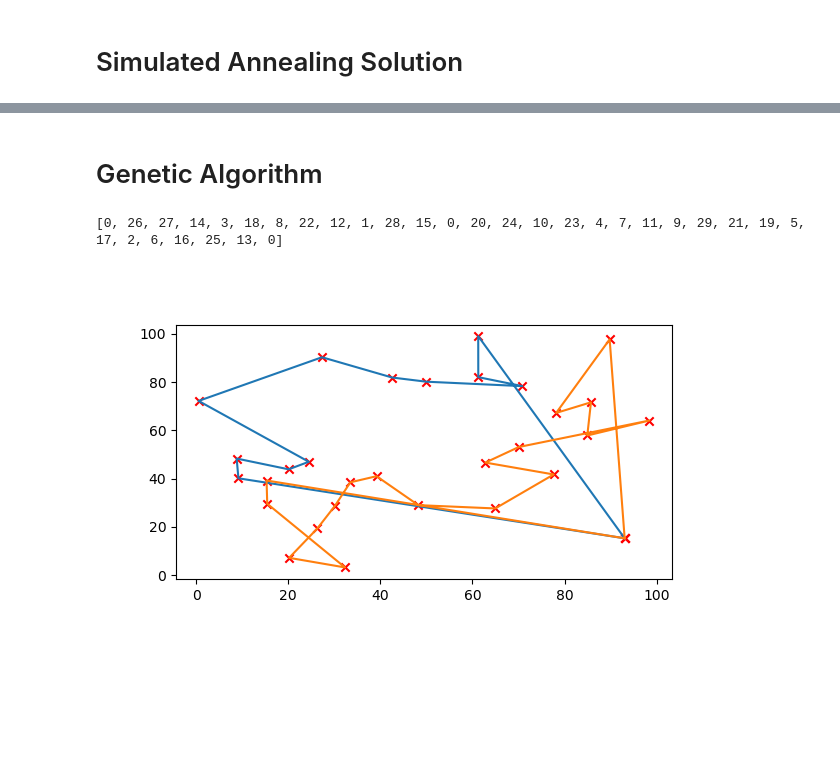
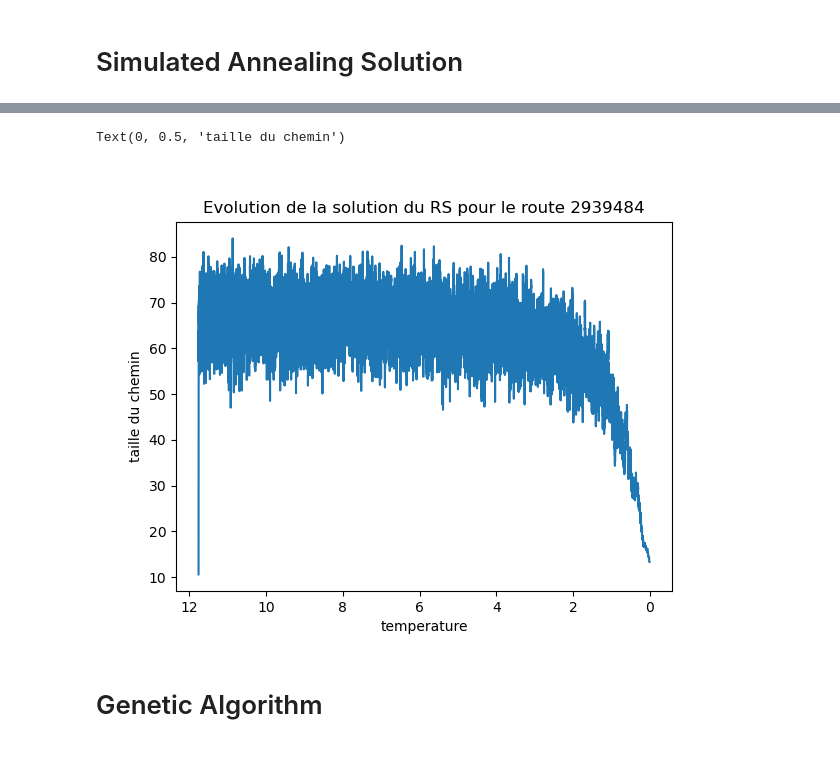
Before and after one commit to AndreTells/Fil-Rouge, a Jupyter notebook: Meta Heuristics/main.ipynb, the cells around one changed output, grey strips where cells are left out. Saved outputs shown, nothing was run; the diff lists cells and outputs as text; code cells hidden in the pictures.

```diff
--- a/Meta Heuristics/main.ipynb
+++ b/Meta Heuristics/main.ipynb
@@ -29,14 +26,14 @@ from proj_utils.path import print_path
 # %%
 import simulated_annealing.solver as SA # Simulated anealing solver
 # %%
-dists, demand, points = format_input(routes[0],customer_df,deposit_df)
+dists, demand, points = format_input(routes[2],customer_df,deposit_df)
 #dists, demand, points = generator(20)
 # %%
 solver = SA.generic_solver_factory(
-    lambda: nearest_neighbour_solution(dists, demand, (800,10)),
+    lambda: nearest_neighbour_solution(dists, demand, (3000,20)),
     lambda x: combined_rand_modification(x, len(points)),
-    lambda x: calculate_path_distance(x, dists) if(valid_path(x,(800,10),demand)) else float('inf'),
+    lambda x: calculate_path_distance(x, dists) if(valid_path(x,(3000,20),demand)) else float('inf'),
     return_history = True
     )
 # %%
-sol,history = solver(100)
+sol,history = solver(200000)
@@ -45,10 +48,13 @@ print_path(points,sol)
 # %%
 energy_fig, energy_ax = plt.subplots()
 energy_ax.plot(history['temperature'],history['current_energy'])
 energy_ax.invert_xaxis()
-energy_ax.set_title(f"Evolution de la solution du RS pour le route {routes[0]}")
+energy_ax.set_title(f"Evolution de la solution du RS pour le route {routes[2]}")
 energy_ax.set_xlabel("temperature")
 energy_ax.set_ylabel("taille du chemin")
+# %% [output]
+Text(0, 0.5, 'taille du chemin')
+[figure, added]
 # %% [markdown]
 # Genetic Algorithm
 # %%
@@ -71,8 +76,0 @@ sol,history = solver(1000, 100, 0.8)
-# %%
-print(sol)
-# %% [output]
-[0, 26, 27, 14, 3, 18, 8, 22, 12, 1, 28, 15, 0, 20, 24, 10, 23, 4, 7, 11, 9, 29, 21, 19, 5, 17, 2, 6, 16, 25, 13, 0]
-# %%
-print_path(points,sol)
-# %% [output]
-[figure, removed]
```
Also changed, not shown: parts of 8 cells of this notebook, 5 other files.
